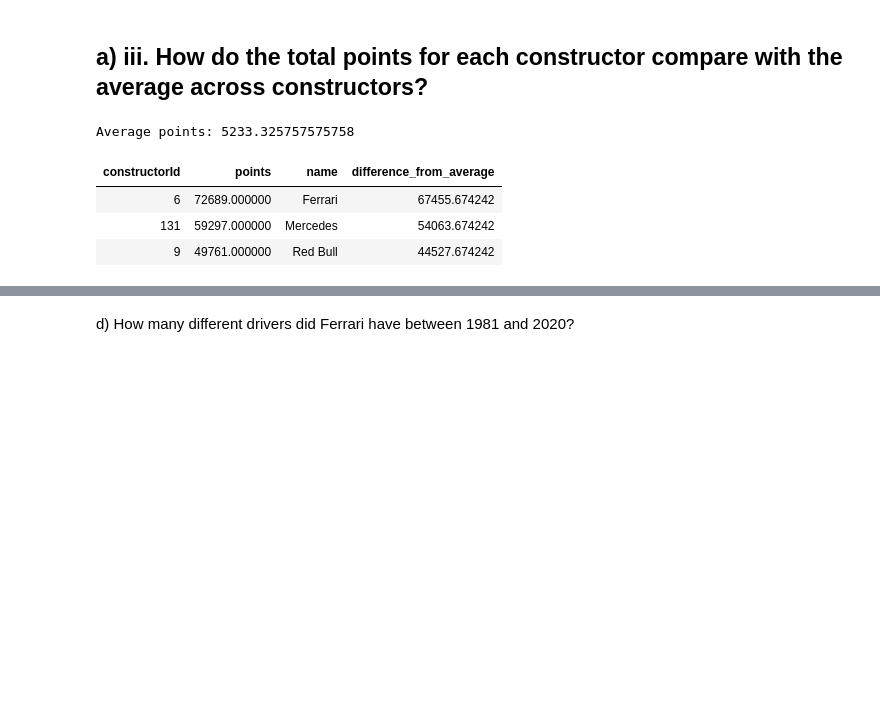
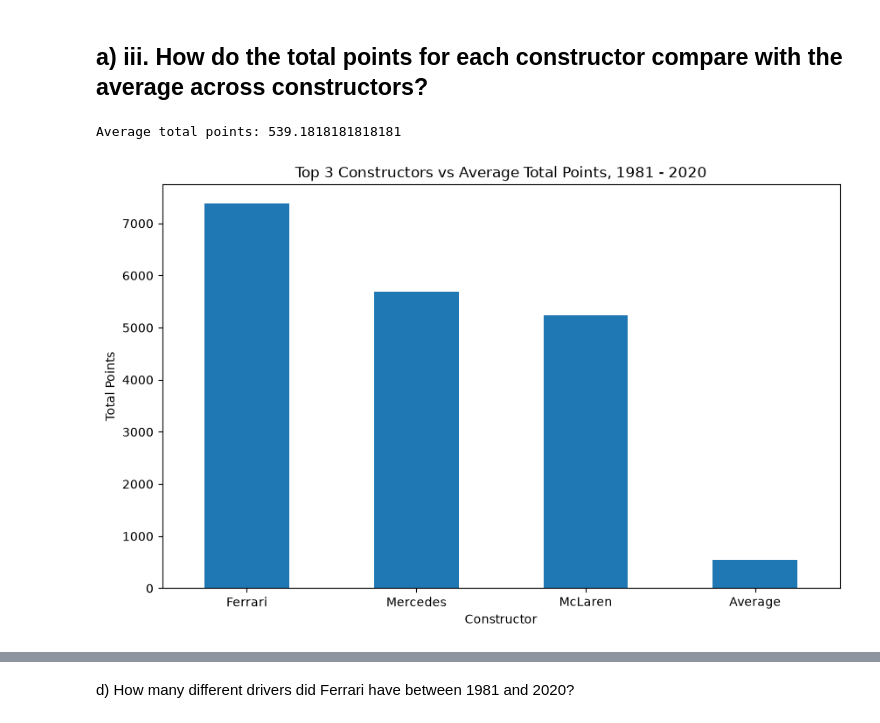
Before and after one commit to joellemil/datasci530fall2026, a Jupyter notebook: Assignment 2/Assignment 2.ipynb, the cells around one changed output, grey strips where cells are left out. Saved outputs shown, nothing was run; the diff lists cells and outputs as text; code cells hidden in the pictures; blank space fills up the shorter version.

```diff
--- a/Assignment 2/Assignment 2.ipynb
+++ b/Assignment 2/Assignment 2.ipynb
@@ -67,41 +122,60 @@ Top 3 Constructors between 1981 and 2020
 # %% [markdown]
 ## a) iii. How do the total points for each constructor compare with the average across constructors?
 # %%
-# Calculate total points for each constructor
-constructor_totals = (
-    constructor_data
-    .groupby('constructorId')['points']
-    .sum()
-    .reset_index()
+# QUESTION does it mean average across all constructors for 1981 and 2020 or for all years?
+
+# Calculate the average total points across all constructors
+average_points = total_points['Total Points'].mean()
+print("Average total points:", average_points)
+
+# Add constructor names
+top_3_comparison = (
+    top_3
+    [['Ranking', 'Constructor', 'Total Points']]
+    .copy()
 )
 
-# Calculate the average total points across constructors
-average_points = constructor_totals['points'].mean()
-
-print("Average points:", average_points)
-
-# Add constructor names
-constructor_totals = constructor_totals.merge(
-    constructors[['constructorId', 'name']],
-    on='constructorId'
+# Calculate difference between top 3 and the average
+top_3_comparison['Difference from Average'] = (
+    top_3_comparison['Total Points'] - average_points
 )
 
-# Compare the top 3 constructors with the average
-top_3_comparison = (
-    constructor_totals
-    .sort_values('points', ascending=False)
-    .head(3)
+top_3_comparison.style.hide(axis='index') \
+    .format({
+        'Total Points': '{:,.0f}',
+        'Difference from Average': '{:,.0f}'
+    }) \
+    .set_caption(
+        'Top 3 Constructors Compared with Average Total Points, 1981 - 2020'
+    )
+
+
+# Create data for the chart
+chart_data = top_3_comparison[
+    ['Constructor', 'Total Points']
+].copy()
+
+# Add the average as another category
+chart_data.loc[len(chart_data)] = [
+    'Average',
+    average_points
+]
+
+# Plot
+chart_data.plot(
+    x='Constructor',
+    y='Total Points',
+    kind='bar',
+    figsize=(10, 6),
+    legend=False
 )
 
-top_3_comparison['difference_from_average'] = (
-    top_3_comparison['points'] - average_points
-)
-
-top_3_comparison.style.hide(axis='index')
+plt.title('Top 3 Constructors vs Average Total Points, 1981 - 2020')
+plt.xlabel('Constructor')
+plt.ylabel('Total Points')
+plt.xticks(rotation=0)
+plt.show()
 # %% [output]
-Average points: 5233.325757575758
+Average total points: 539.1818181818181
-| constructorId | points | name | difference_from_average |
-| 6 | 72689.000000 | Ferrari | 67455.674242 |
-| 131 | 59297.000000 | Mercedes | 54063.674242 |
-| 9 | 49761.000000 | Red Bull | 44527.674242 |
+[figure, added]
 # %% [markdown]
```
Also changed, not shown: parts of 14 cells of this notebook.
